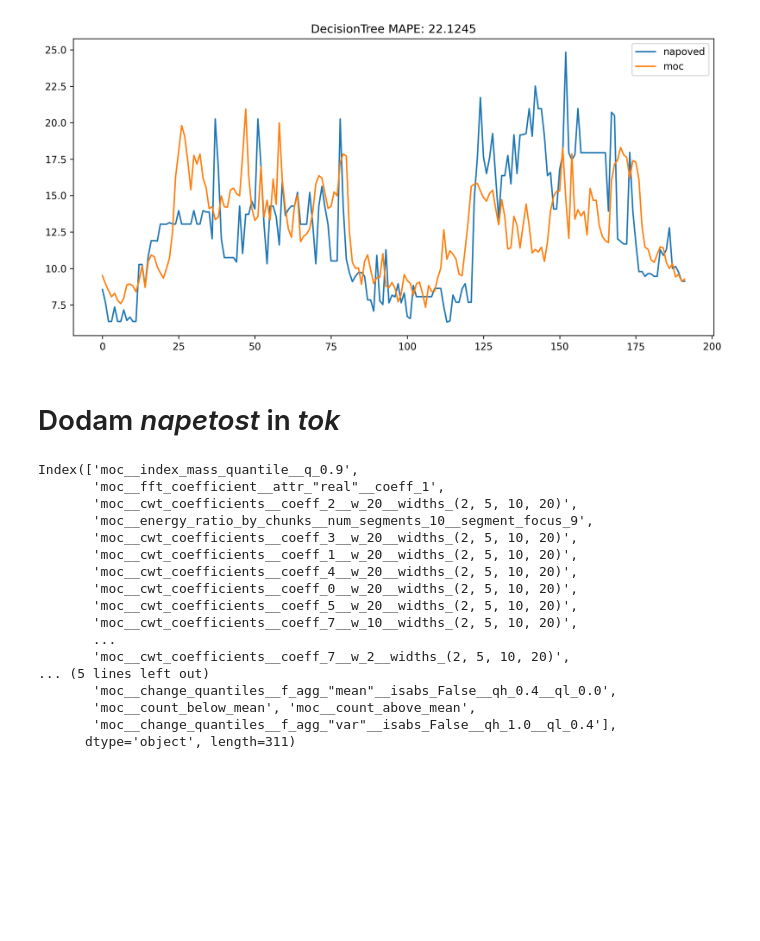
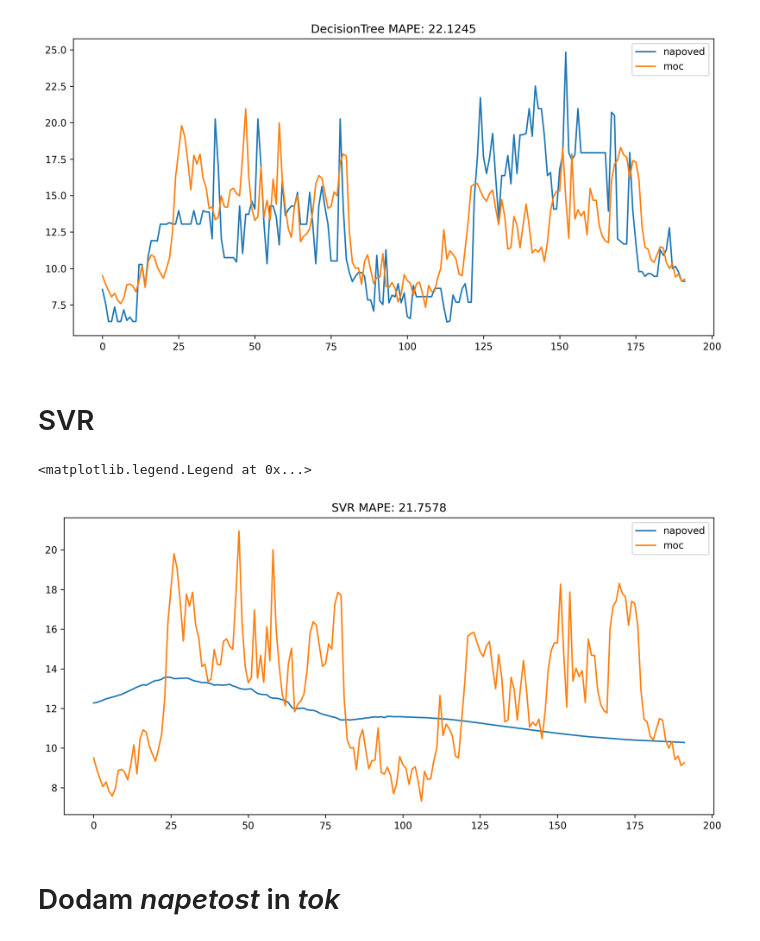
Before and after one commit to nezakrzan/IJS, a Jupyter notebook: energija/moc_tsfresh.ipynb, the cells around one changed output. Cells and saved outputs as stored; diff of their text form; code cells hidden in the pictures; blank space fills up the shorter version.

Commit message:
tsfresh

```diff
--- a/energija/moc_tsfresh.ipynb
+++ b/energija/moc_tsfresh.ipynb
@@ -107,6 +107,50 @@ plt.legend(loc='upper right')
 # %% [output]
 <matplotlib.legend.Legend at 0x...>
 [figure]
+# %% [markdown]
+# SVR
+# %%
+# fit model na 2023-02-02 00:15:00 to 2023-02-28 23:30:00
+model = svm.SVR().fit(features_train_selected, y_train)
+# prediction za 2023-03-01 00:00:00 with features from 2023-02-28 23:45:00
+pred = model.predict(features_train.loc[:,features_train_selected.columns].iloc[-1:,:])
+
+all_pred = []
+data_train_forecast = data_train[-timeshift+1:]  # 28.2.2024
+for i in range(len(data_test)):
+    # za racunanje features za naslednji dan z tsfresh
+    temp = pd.concat([
+        pd.DataFrame({"moc":pred[0], "time":data_train_forecast[-1:].index + datetime.timedelta(minutes=15), "id": 2}),
+        pd.DataFrame({"moc":pred[0], "time":data_train_forecast[-1:].index + datetime.timedelta(minutes=30), "id": 2})
+    ]) # 2023-03-01 ob 0.00h in 0.15h
+    temp.index = temp["time"]
+    # # dodamo 2023-03-01 ob 0.00h in 0.15h
+    data_train_forecast = pd.concat([data_train_forecast, temp])
+
+    # featursi
+    data_rolled_forecast = roll_time_series(data_train_forecast, column_id="id", column_sort="time",
+                                            max_timeshift=timeshift, min_timeshift=timeshift, disable_progressbar=True)
+    features_test = extract_features(data_rolled_forecast, column_id="id", column_sort="time",
+                                     column_value="moc", n_jobs=0, disable_progressbar=True)
+
+    # Calculate prediction for nex timestep
+    pred = model.predict(features_test.loc[:,features_train_selected.columns])
+    # save prediction for latter use
+    all_pred.append(pred[0])
+
+    # Delete last row in data_train_forecast, because it was only used for tsfresh procedure
+    data_train_forecast = data_train_forecast[:len(data_train_forecast)-1]
+    # Delete first row in data_train_forecast, because new prediction will be added for feature calculation
+    data_train_forecast = data_train_forecast[1:]
+# %%
+fig = plt.figure(num=None, figsize=(10, 5), dpi=300, tight_layout=True)
+plt.plot(all_pred, label = "napoved")
+plt.plot(data_test["moc"].values, label = "moc")
+plt.title(f"SVR MAPE: {round(mean_absolute_percentage_error(y_pred=all_pred, y_true=data_test['moc'].values), 6)*100}")
+plt.legend(loc='upper right')
+# %% [output]
+<matplotlib.legend.Legend at 0x...>
+[figure, added]
 # %% [markdown]
 # Dodam _napetost_ in _tok_
 # %%
@@ -203,20 +178,0 @@ for i in range(len(data_test)):
-# %%
-features_train_selected.columns
-# %% [output]
-Index(['moc__index_mass_quantile__q_0.9',
-       'moc__fft_coefficient__attr_"real"__coeff_1',
-       'moc__cwt_coefficients__coeff_2__w_20__widths_(2, 5, 10, 20)',
-       'moc__energy_ratio_by_chunks__num_segments_10__segment_focus_9',
-       'moc__cwt_coefficients__coeff_3__w_20__widths_(2, 5, 10, 20)',
-       'moc__cwt_coefficients__coeff_1__w_20__widths_(2, 5, 10, 20)',
-       'moc__cwt_coefficients__coeff_4__w_20__widths_(2, 5, 10, 20)',
-       'moc__cwt_coefficients__coeff_0__w_20__widths_(2, 5, 10, 20)',
-       'moc__cwt_coefficients__coeff_5__w_20__widths_(2, 5, 10, 20)',
-       'moc__cwt_coefficients__coeff_7__w_10__widths_(2, 5, 10, 20)',
-       ...
-       'moc__cwt_coefficients__coeff_7__w_2__widths_(2, 5, 10, 20)',
-... (5 lines left out)
-       'moc__change_quantiles__f_agg_"mean"__isabs_False__qh_0.4__ql_0.0',
-       'moc__count_below_mean', 'moc__count_above_mean',
-       'moc__change_quantiles__f_agg_"var"__isabs_False__qh_1.0__ql_0.4'],
-      dtype='object', length=311)
```
Also changed, not shown: parts of 5 cells of this notebook.
